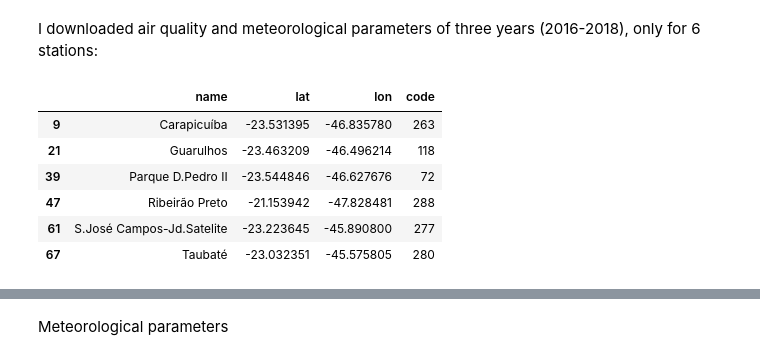
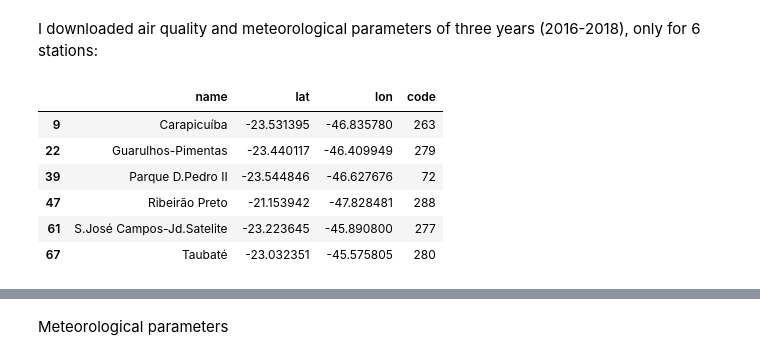
Before and after one commit to adelgadop/PythonObsData, a Jupyter notebook: Ozone.ipynb, the cells around one changed output, grey strips where cells are left out. Cells and saved outputs as stored; diff of their text form; code cells hidden in the pictures.

```diff
--- a/Ozone.ipynb
+++ b/Ozone.ipynb
@@ -52,11 +66,12 @@ stations
 # %% [markdown]
 I downloaded air quality and meteorological parameters of three years (2016-2018), only for 6 stations:
 # %%
-stations.loc[[9,21,39,47,61,67],:]
+sites = stations.loc[[9,22,39,47,61,67],:]
+sites
 # %% [output]
 |  | name | lat | lon | code |
 | 9 | Carapicuíba | -23.531395 | -46.835780 | 263 |
-| 21 | Guarulhos | -23.463209 | -46.496214 | 118 |
+| 22 | Guarulhos-Pimentas | -23.440117 | -46.409949 | 279 |
 | 39 | Parque D.Pedro II | -23.544846 | -46.627676 | 72 |
 | 47 | Ribeirão Preto | -21.153942 | -47.828481 | 288 |
 | 61 | S.José Campos-Jd.Satelite | -23.223645 | -45.890800 | 277 |
```
Also changed, not shown: parts of 7 cells of this notebook.
